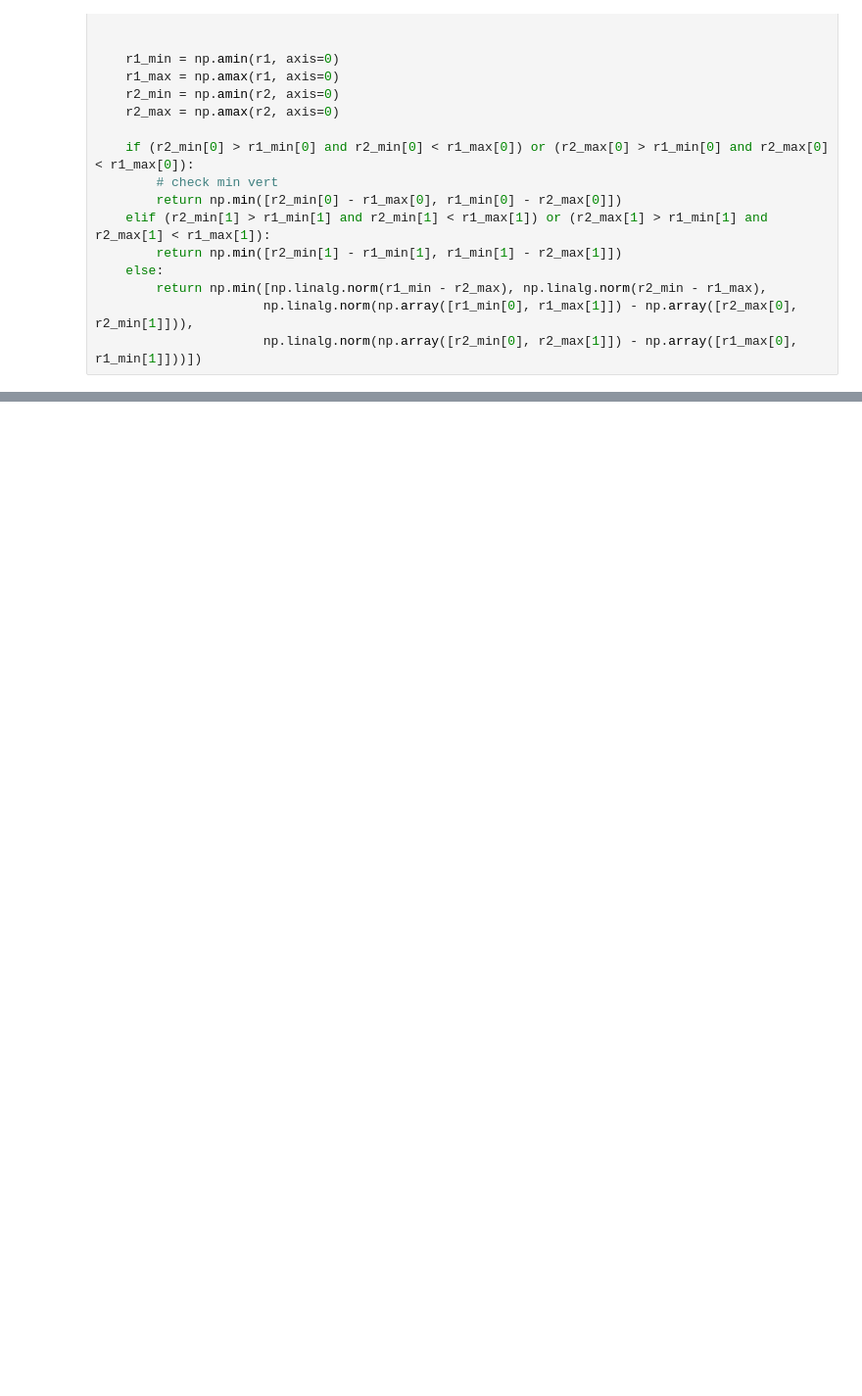
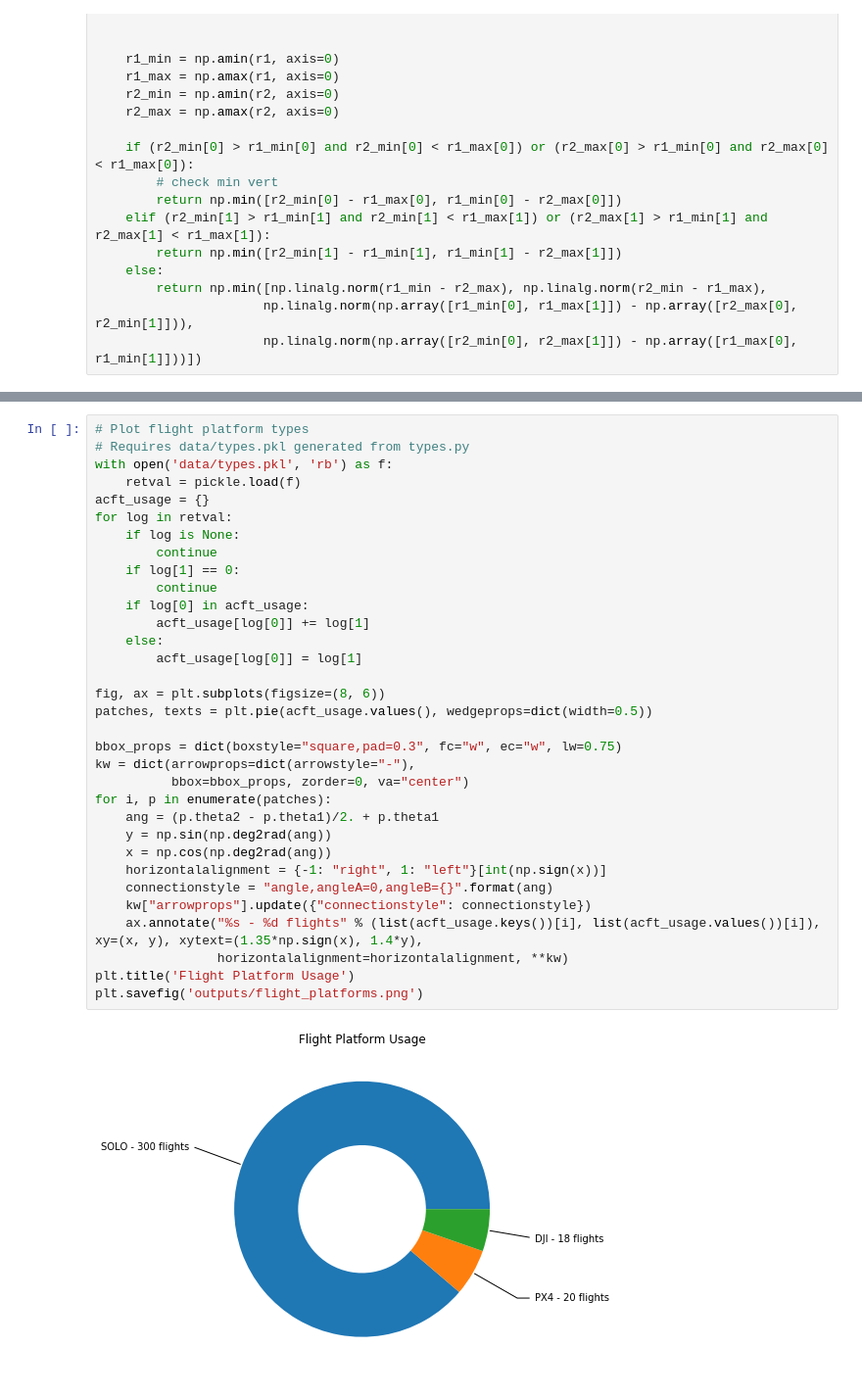
Before and after one commit to ntlhui/flight_data_analyzer, a Jupyter notebook: Flight Logs Analyzer Visualization.ipynb, the cells around one changed output, grey strips where cells are left out. Shown: that part at 98% size. Saved outputs shown, nothing was run; the diff lists cells and outputs as text; blank space fills up the shorter version.

```diff
--- a/Flight Logs Analyzer Visualization.ipynb
+++ b/Flight Logs Analyzer Visualization.ipynb
@@ -299,0 +348,35 @@ plt.savefig('outputs/calendar.png')
+# %%
+# Plot flight platform types
+# Requires data/types.pkl generated from types.py
+with open('data/types.pkl', 'rb') as f:
+    retval = pickle.load(f)
+acft_usage = {}
+for log in retval:
+    if log is None:
+        continue
+    if log[1] == 0:
+        continue
+    if log[0] in acft_usage:
+        acft_usage[log[0]] += log[1]
+    else:
+        acft_usage[log[0]] = log[1]
+
+fig, ax = plt.subplots(figsize=(8, 6))
+patches, texts = plt.pie(acft_usage.values(), wedgeprops=dict(width=0.5))
+
+bbox_props = dict(boxstyle="square,pad=0.3", fc="w", ec="w", lw=0.75)
+kw = dict(arrowprops=dict(arrowstyle="-"),
+          bbox=bbox_props, zorder=0, va="center")
+for i, p in enumerate(patches):
+    ang = (p.theta2 - p.theta1)/2. + p.theta1
+    y = np.sin(np.deg2rad(ang))
+    x = np.cos(np.deg2rad(ang))
+    horizontalalignment = {-1: "right", 1: "left"}[int(np.sign(x))]
+    connectionstyle = "angle,angleA=0,angleB={}".format(ang)
+    kw["arrowprops"].update({"connectionstyle": connectionstyle})
+    ax.annotate("%s - %d flights" % (list(acft_usage.keys())[i], list(acft_usage.values())[i]), xy=(x, y), xytext=(1.35*np.sign(x), 1.4*y),
+                horizontalalignment=horizontalalignment, **kw)
+plt.title('Flight Platform Usage')
+plt.savefig('outputs/flight_platforms.png')
+# %% [output]
+[figure, added]
```
Also changed, not shown: parts of 11 cells of this notebook.
